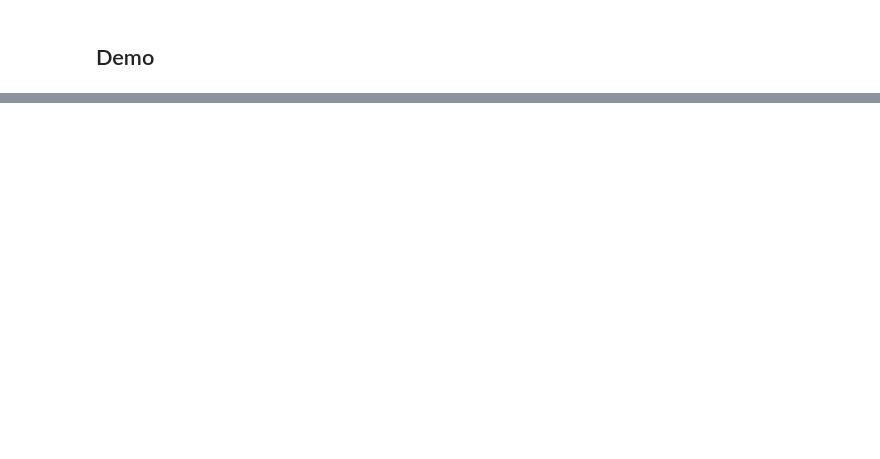
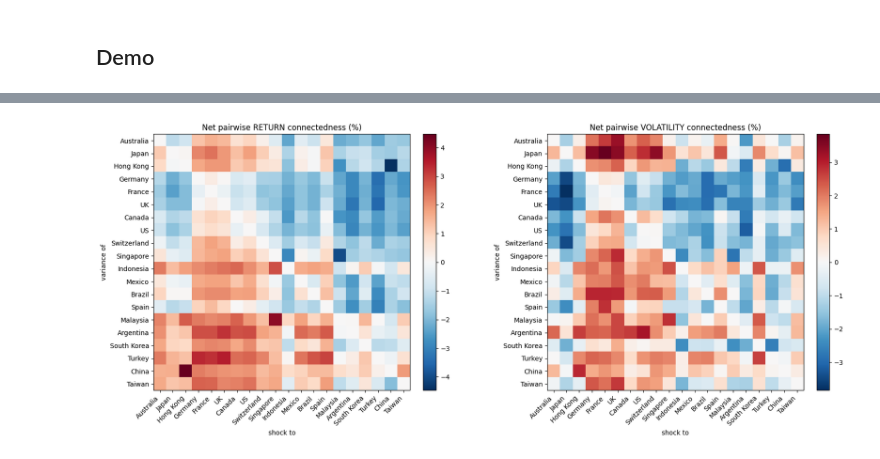
Before and after one commit to zstoi/PyConnectedness, a Jupyter notebook: examples/Demo.ipynb, the cells around one changed output, grey strips where cells are left out. Cells and saved outputs as stored; diff of their text form; code cells hidden in the pictures; blank space fills up the shorter version.

```diff
--- a/examples/Demo.ipynb
+++ b/examples/Demo.ipynb
@@ -74,0 +327,11 @@ raw
+# %%
+fig, axes = plt.subplots(1, 2, figsize=(17, 7))
+spillover_heatmap(ret_conn.pairwise_net, ax=axes[0], cmap="RdBu_r", annotate=False)
+axes[0].set_title("Net pairwise RETURN connectedness (%)")
+spillover_heatmap(vol_conn.pairwise_net, ax=axes[1], cmap="RdBu_r", annotate=False)
+axes[1].set_title("Net pairwise VOLATILITY connectedness (%)")
+plt.tight_layout()
+plt.show()
+# pairwise
+# %% [output]
+[figure, added]
```
Also changed, not shown: parts of 26 cells of this notebook.
